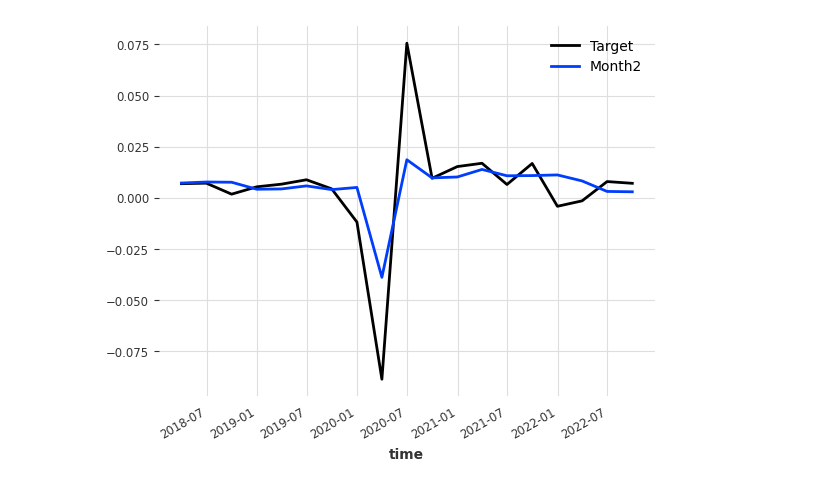
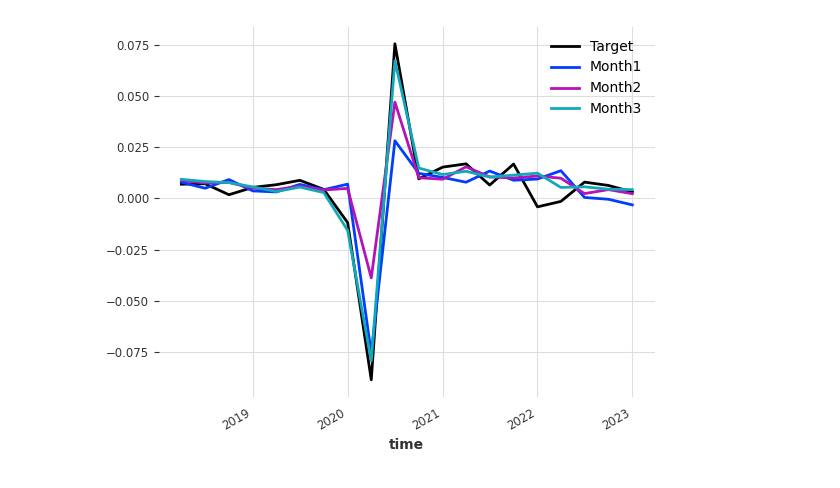
Before and after one commit to Stellenbosch-Econometrics/NowcastingUSGDP, a Jupyter notebook: models/ML/SVR/svr_rbf.ipynb, the cells around one changed output. Drawn from its saved outputs; the diff is of its cells as text; code cells hidden in the pictures.

```diff
--- a/models/ML/SVR/svr_rbf.ipynb
+++ b/models/ML/SVR/svr_rbf.ipynb
@@ -129,13 +131,12 @@ def forecast_vintage(vintage_file):
     val_start = date_time[tr_size]
 
 #Initialize the grids for the hyper-parameter tuning.
-    target_lags = [-1,-2,-3,-4]
+    target_lags = [-1,-2,-3]
     pc_lags = [-1,-2]
     fc_lags = [0,-1]
-    cost_grid = [2**3,2**5,2**7,2**9,2**11]
-    gamma_grid = [2**-7,2**-9,2**-11,2**-13,2**-15]
-    s_grid = [0.0,0.1,0.2,0.3,0.4]
-    #s_grid = [0.1,0.2,0.3,0.4,0.5,0.6]
+    cost_grid = [2**5,2**7,2**9,2**11,2**13]
+    gamma_grid = [2**-13,2**-15,2**-17,2**-19,2**-21]
+    s_grid = [0.3,0.4,0.5,0.6,0.7]
     eps = 1.0
     err_mat = np.ones([len(target_lags),len(pc_lags),len(fc_lags),len(cost_grid),len(gamma_grid),len(s_grid)])
 
@@ -149,9 +150,9 @@ def forecast_vintage(vintage_file):
                             target_series, pc_series, fc_series, pc_empty, fc_empty = variable_screening(p=s_grid[s],n=tr_size,target_df=target_df,pc_df=pc_df,fc_df=fc_df)
 
                             if(pc_empty & fc_empty):
-                                #Our base model is SVR where all the covariates and response are normalized.
-                                #I used the sklearn pipe to avoid any data leakage.
-                                base_mod = SVR(kernel='rbf',C=cost_grid[c],gamma=gamma_grid[g],epsilon=eps)
+                            #Our base model is SVR where all the covariates and response are normalized.
+                            #I used the sklearn pipe to avoid any data leakage.
+                                base_mod = SVR(kernel='rbf',C=cost_grid[c],epsilon=eps,gamma = gamma_grid[g])
                                 wrapped_model = TransformedTargetRegressor(regressor=base_mod, transformer=StandardScaler())
                                 pipeline = [('scaler',StandardScaler()),('svr',wrapped_model)]
                                 reg_model = Pipeline(pipeline)
@@ -166,7 +167,7 @@ def forecast_vintage(vintage_file):
 
                             if(pc_empty == True & fc_empty == False):
                                 #case when there are no future covariates
-                                base_mod = SVR(kernel='rbf',C=cost_grid[c],gamma=gamma_grid[g],epsilon=eps)
+                                base_mod = SVR(kernel='rbf',C=cost_grid[c],epsilon=eps,gamma = gamma_grid[g])
                                 wrapped_model = TransformedTargetRegressor(regressor=base_mod, transformer=StandardScaler())
                                 pipeline = [('scaler',StandardScaler()),('svr',wrapped_model)]
                                 reg_model = Pipeline(pipeline)
@@ -180,7 +181,7 @@ def forecast_vintage(vintage_file):
 
                             if(pc_empty == False & fc_empty == True):
                                  #case when there are no past covariates
-                                base_mod = SVR(kernel='rbf',C=cost_grid[c],gamma=gamma_grid[g],epsilon=eps)
+                                base_mod = SVR(kernel='rbf',C=cost_grid[c],epsilon=eps,gamma = gamma_grid[g])
                                 wrapped_model = TransformedTargetRegressor(regressor=base_mod, transformer=StandardScaler())
                                 pipeline = [('scaler',StandardScaler()),('svr',wrapped_model)]
                                 reg_model = Pipeline(pipeline)
@@ -194,19 +195,19 @@ def forecast_vintage(vintage_file):
 
 
                             err_mat[t,p,f,c,g,s] =  darts.metrics.metrics.rmse(actual_series=target_series, pred_series=temp_cv)
-                            print(t,p,f,c,g,s,err_mat[t,p,f,c,g,s],np.amin(err_mat))
+                            #print(t,p,f,c,g,s,np.amin(err_mat))
 
     #find best hyper parameters.
     loc = np.where(err_mat == np.amin(err_mat))
-    t,p,f,c,g,s = loc[0][0], loc[1][0], loc[2][0], loc[3][0], loc[4][0], loc[5][0]
-    print(t,p,f,c,g,s)
+    t,p,f,c,g,s = loc[0][0], loc[1][0], loc[2][0], loc[3][0], loc[4][0], loc[5][0],
+    print(t,p,f,c,s)
 
     n = (target_df.shape[0]-1)
     #screen away variables using all available data, fit model and forecast.
     target_series, pc_series, fc_series, pc_empty, fc_empty = variable_screening(p=s_grid[s],n=n,target_df=target_df,pc_df=pc_df,fc_df=fc_df)
 
     if(pc_empty & fc_empty):
-        base_mod = SVR(kernel='rbf',C=cost_grid[c],gamma=gamma_grid[g],epsilon=eps)
+        base_mod = SVR(kernel='rbf',C=cost_grid[c],epsilon=eps,gamma = gamma_grid[g])
         wrapped_model = TransformedTargetRegressor(regressor=base_mod, transformer=StandardScaler())
         pipeline = [('scaler',StandardScaler()),('svr',wrapped_model)]
         reg_model = Pipeline(pipeline)
@@ -218,7 +219,7 @@ def forecast_vintage(vintage_file):
 
 
     if(pc_empty == True & fc_empty == False):
-        base_mod = SVR(kernel='rbf',C=cost_grid[c],gamma=gamma_grid[g],epsilon=eps)
+        base_mod = SVR(kernel='rbf',C=cost_grid[c],epsilon=eps,gamma = gamma_grid[g])
         wrapped_model = TransformedTargetRegressor(regressor=base_mod, transformer=StandardScaler())
         pipeline = [('scaler',StandardScaler()),('svr',wrapped_model)]
         reg_model = Pipeline(pipeline)
@@ -232,7 +233,7 @@ def forecast_vintage(vintage_file):
 
 
     if(pc_empty == False & fc_empty == True):
-        base_mod = SVR(kernel='rbf',C=cost_grid[c],gamma=gamma_grid[g],epsilon=eps)
+        base_mod = SVR(kernel='rbf',C=cost_grid[c],epsilon=eps,gamma = gamma_grid[g])
         wrapped_model = TransformedTargetRegressor(regressor=base_mod, transformer=StandardScaler())
         pipeline = [('scaler',StandardScaler()),('svr',wrapped_model)]
         reg_model = Pipeline(pipeline)
@@ -246,7 +247,8 @@ def forecast_vintage(vintage_file):
 
     #return all the relevant results in a dictionary.
 
-    return {'date':target_date,'forecast':model.predict(n=1).univariate_values()[0],'target lags':target_lags[:(t+1)],"fc lags":fc_lags[:(f+1)],"pc lags":pc_lags[:(p+1)],"cost":cost_grid[c],"gamma":gamma_grid[g],"thres":s_grid[s]}
+    return {'target_date':target_date,'vintage_date':vintage_file[27:42],'forecast':model.predict(n=1).univariate_values()[0],'historical_forecasts_errors':err_mat,
+            'target lags':target_lags[:(t+1)],"fc lags":fc_lags[:(f+1)],"pc lags":pc_lags[:(p+1)],"cost":cost_grid[c],"gamma":gamma_grid[g],"thres":s_grid[s]}
 # %%
 #run over all vintages
 results = []
@@ -263,13 +293,12 @@ with open('rbf_results.pickle', 'rb') as handle:
 # %%
-#Store forecasts and targets
-results_dataframe = pd.DataFrame(np.array([j['forecast'] for j in results]).reshape([19,3]),columns=["Month1","Month2","Month3"])
+results.pop()
+results_dataframe = pd.DataFrame(np.array([j['forecast'] for j in results]).reshape([20,3]),columns=["Month1","Month2","Month3"])
 
-dt = [results[j]['date'] for j in range(0,57,3)]
+dt = [results[j]['target_date'] for j in range(0,60,3)]
 
 results_dataframe = results_dataframe.set_index(pd.DatetimeIndex(dt))
 
 df = load_data(vintage_files[len(vintage_files)-1])
 target_df = pd.DataFrame(df["y"])
 results_dataframe["Target"] = np.array(target_df.iloc[[np.where(df["ds"] == results_dataframe.index[j])[0][0] for j in range(results_dataframe.shape[0])]])
-results_dataframe.to_csv("svr_rbf.csv")
 # %%
@@ -292,5 +320,7 @@ print(r2_score)
 # %%
 darts.TimeSeries.from_series(results_dataframe["Target"]).plot()
+darts.TimeSeries.from_series(results_dataframe["Month1"]).plot()
 darts.TimeSeries.from_series(results_dataframe["Month2"]).plot()
+darts.TimeSeries.from_series(results_dataframe["Month3"]).plot()
 # %% [output]
-[figure, old version]
+[figure, new version]
```
Also changed, not shown: parts of 5 cells of this notebook, 9 other files.
